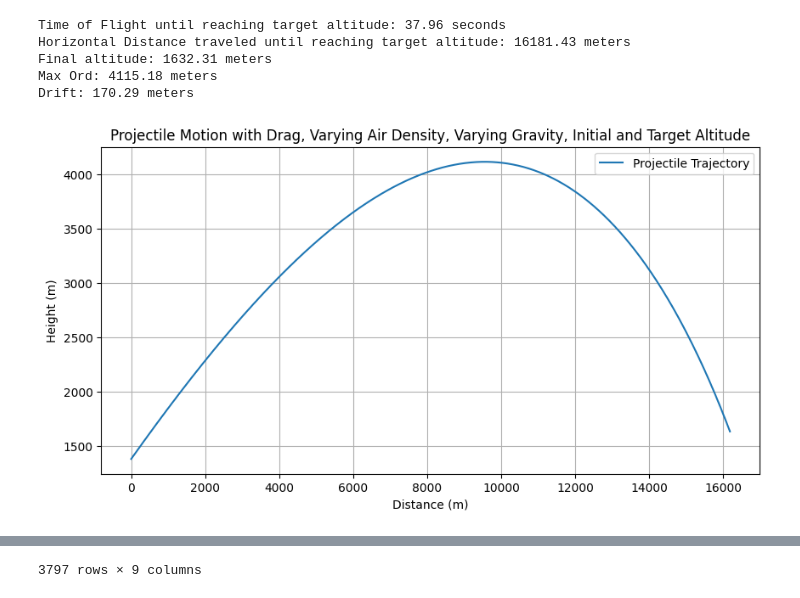
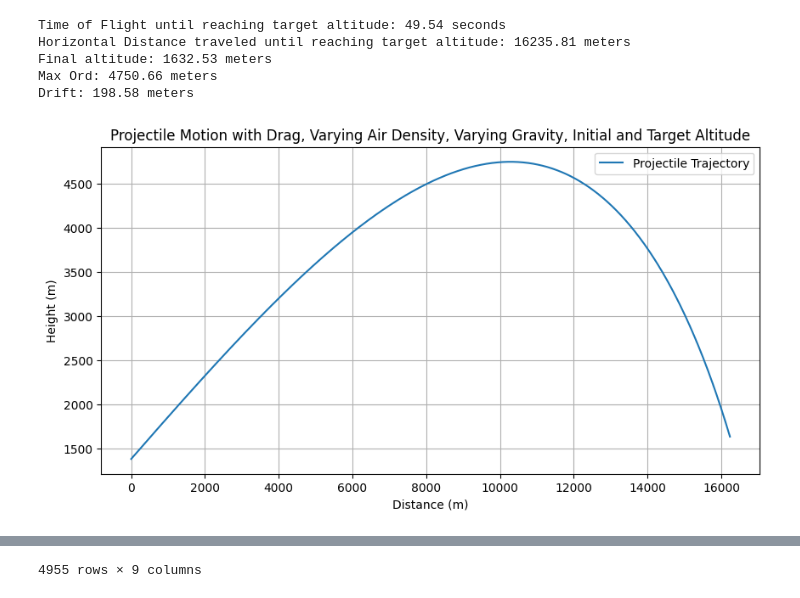
Before and after one commit to harmkenn/Python_Shots_2024, a Jupyter notebook: notebooks/AFATDS/afatds_shot_05.ipynb, the cells around one changed output, grey strips where cells are left out. Drawn from its saved outputs; the diff is of its cells as text; code cells hidden in the pictures.

```diff
--- a/notebooks/AFATDS/afatds_shot_05.ipynb
+++ b/notebooks/AFATDS/afatds_shot_05.ipynb
@@ -6,12 +6,12 @@ import matplotlib.pyplot as plt
 import pandas as pd
 
 # Constants
-gp = 14
+gp = 9.832
 # Inputs
 # Example usage:
 initial_velocity = 682.0
 launch_angle = 455.8/3200*180
-mass = 103.5/2.2
+mass = 103.5/3.77
 drag_coefficient = .25
 radius = .155/2
 area = radius**2*pi
@@ -35,7 +35,7 @@ def air_density_with_altitude(h, rho0=rho0, H=8500):
     return rho0 * exp(-h / H)
 
 # Constants for Magnus effect
-S = 0.002  # This is an example value; you'll need to determine the appropriate value for your projectile
+S = 0.001 # This is an example value; you'll need to determine the appropriate value for your projectile
 
 # Function to calculate the Magnus force
 def magnus_force(v, spin_velocity, rho, area, S=S):
@@ -138,39 +138,40 @@ def projectile_motion_with_drag(v0, angle, mass, drag_coefficient, area, latitud
 
 # Call the function and display the results
 time_of_flight, final_x, final_y, final_z, t_time, x_vals, y_vals, z_vals, vx_comp, vy_comp,vz_comp, v_mag,qe = projectile_motion_with_drag(initial_velocity, launch_angle, mass, drag_coefficient, area, latitude, azimuth, initial_altitude, target_altitude)
 
 shotdata = pd.DataFrame({'t':t_time,'x':x_vals,'y':y_vals,'z':z_vals, 'vx':vx_comp, 'vy':vy_comp,'vz':vz_comp, 'QE':qe,'v_mag':v_mag})
 shotdata.to_csv('afatds_shotdata.csv')
 
 # Note: The lateral drift is represented in the z-axis, which is not plotted in this 2D graph.
 print(f"Time of Flight until reaching target altitude: {time_of_flight:.2f} seconds")
 print(f"Horizontal Distance traveled until reaching target altitude: {final_x:.2f} meters")
 print(f"Final altitude: {final_y:.2f} meters")
 print(f"Max Ord: {max(y_vals):.2f} meters")
 print(f"Drift: {max(z_vals):.2f} meters")
 
 aa_dist = final_x
 aa_qe = min(qe)
 aa_v = v_mag[-1]
 aa_maxord = max(y_vals)
-aa_drift = max(z_vals)
+aa_drift_Meters = max(z_vals)
+aa_drift_mils = tan(max(z_vals)/final_x)/pi*3200
 # Plotting the trajectory
 plt.figure(figsize=(10, 5))
 plt.plot(x_vals, y_vals, label='Projectile Trajectory')
 plt.title('Projectile Motion with Drag, Varying Air Density, Varying Gravity, Initial and Target Altitude')
 plt.xlabel('Distance (m)')
 plt.ylabel('Height (m)')
 plt.legend()
 plt.grid(True)
 plt.show()
 
 shotdata
 # %% [output]
-Time of Flight until reaching target altitude: 37.96 seconds
-Horizontal Distance traveled until reaching target altitude: 16181.43 meters
-Final altitude: 1632.31 meters
-Max Ord: 4115.18 meters
-Drift: 170.29 meters
+Time of Flight until reaching target altitude: 49.54 seconds
+Horizontal Distance traveled until reaching target altitude: 16235.81 meters
+Final altitude: 1632.53 meters
+Max Ord: 4750.66 meters
+Drift: 198.58 meters
-[figure, old version]
+[figure, new version]
 |  | t | x | y | z | vx | vy | vz | QE | v_mag |
 | 0 | 0.00 | 0.000000 | 1379.000000 | 0.000000 | 614.850344 | 295.098381 | 0.000000 | 455.800000 | 682.000000 |
@@ -187 +188 @@ Drift: 170.29 meters
-3797 rows × 9 columns
+4955 rows × 9 columns
```
Also changed, not shown: parts of 1 cell of this notebook, 1 other file.
